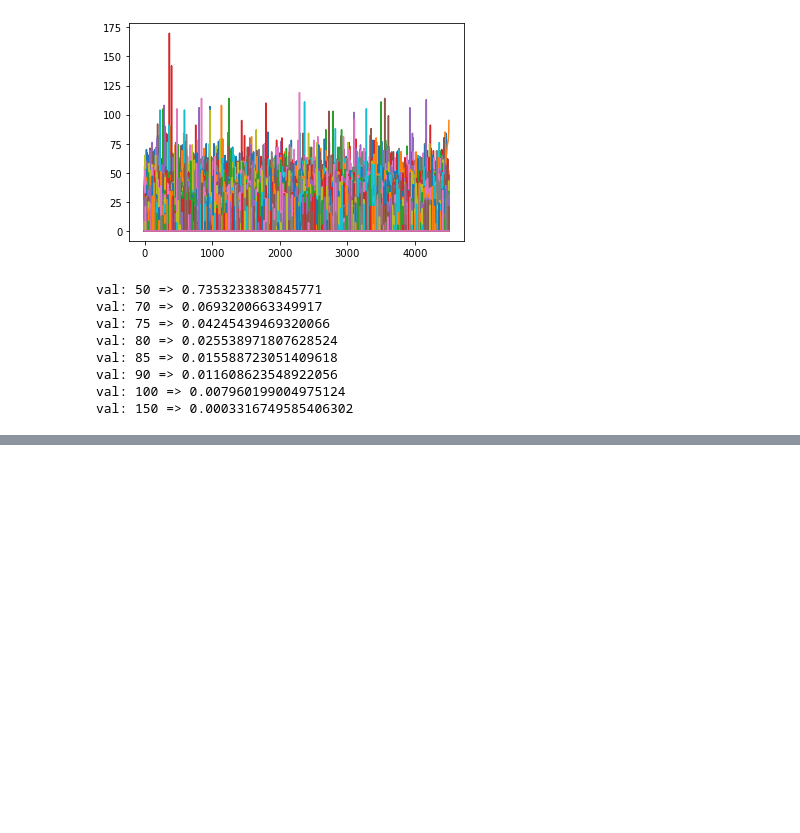
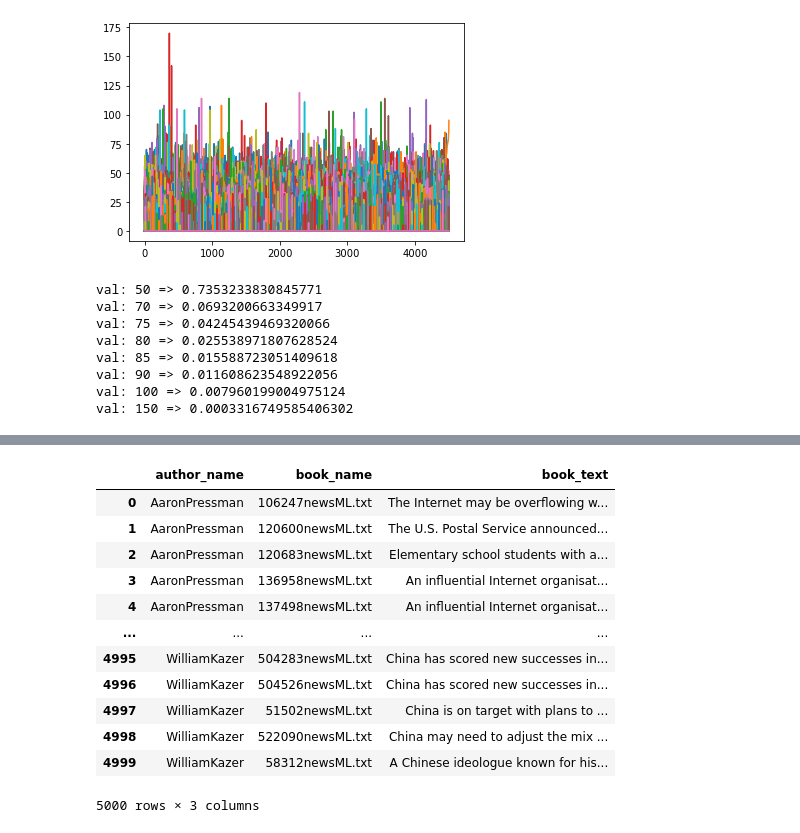
Before and after one commit to EN555/Author-Identification, a Jupyter notebook: notebooks/embedding_based_models.ipynb, the cells around one changed output, grey strips where cells are left out. Cells and saved outputs as stored; diff of their text form; code cells hidden in the pictures; blank space fills up the shorter version.

```diff
--- a/notebooks/embedding_based_models.ipynb
+++ b/notebooks/embedding_based_models.ipynb
@@ -27,5 +28,2 @@ DATA_PATH_TEST = "../Data/C50/C50test/"
 # %% [markdown]
 # Simple
-# %%
-df_train = load_data("../Data/C50/C50train",50)
-df_train
@@ -46,3 +29,0 @@ df_train
-# %%
-df_test = load_data("../Data/C50/C50test",50)
-df_test
@@ -63,5 +30,9 @@ df_test
 # %%
-df = df_train.append(df_test, ignore_index=True)
+def get_datasets(data_path: str = "../Data/C50") -> pd.DataFrame:
+    df_test = load_data(f"{data_path}/C50test", 50)
+    df_train = load_data(f"{data_path}/C50train", 50)
+    return df_train.append(df_test, ignore_index=True)
+df = get_datasets()
 # %%
 TEST_PART = 0.1
 # %% [markdown]
@@ -434,0 +380,22 @@ model.save("article_level")
+# %%
+def get_datasets(data_path: str = "../Data/C50") -> pd.DataFrame:
+    df_test = load_data(f"{data_path}/C50test", 50)
+    df_train = load_data(f"{data_path}/C50train", 50)
+    return df_train.append(df_test, ignore_index=True)
+df = get_datasets(data_path="../Data/C50")
+df = df.reset_index(drop=True)
+df
+# %% [output]
+|  | author_name | book_name | book_text |
+| 0 | AaronPressman | 106247newsML.txt | The Internet may be overflowing w... |
+| 1 | AaronPressman | 120600newsML.txt | The U.S. Postal Service announced... |
+| 2 | AaronPressman | 120683newsML.txt | Elementary school students with a... |
+| 3 | AaronPressman | 136958newsML.txt | An influential Internet organisat... |
+| 4 | AaronPressman | 137498newsML.txt | An influential Internet organisat... |
+| ... | ... | ... | ... |
+| 4995 | WilliamKazer | 504283newsML.txt | China has scored new successes in... |
+| 4996 | WilliamKazer | 504526newsML.txt | China has scored new successes in... |
+| 4997 | WilliamKazer | 51502newsML.txt | China is on target with plans to ... |
+| 4998 | WilliamKazer | 522090newsML.txt | China may need to adjust the mix ... |
+| 4999 | WilliamKazer | 58312newsML.txt | A Chinese ideologue known for his... |
+5000 rows × 3 columns
```
Also changed, not shown: parts of 23 cells of this notebook.
